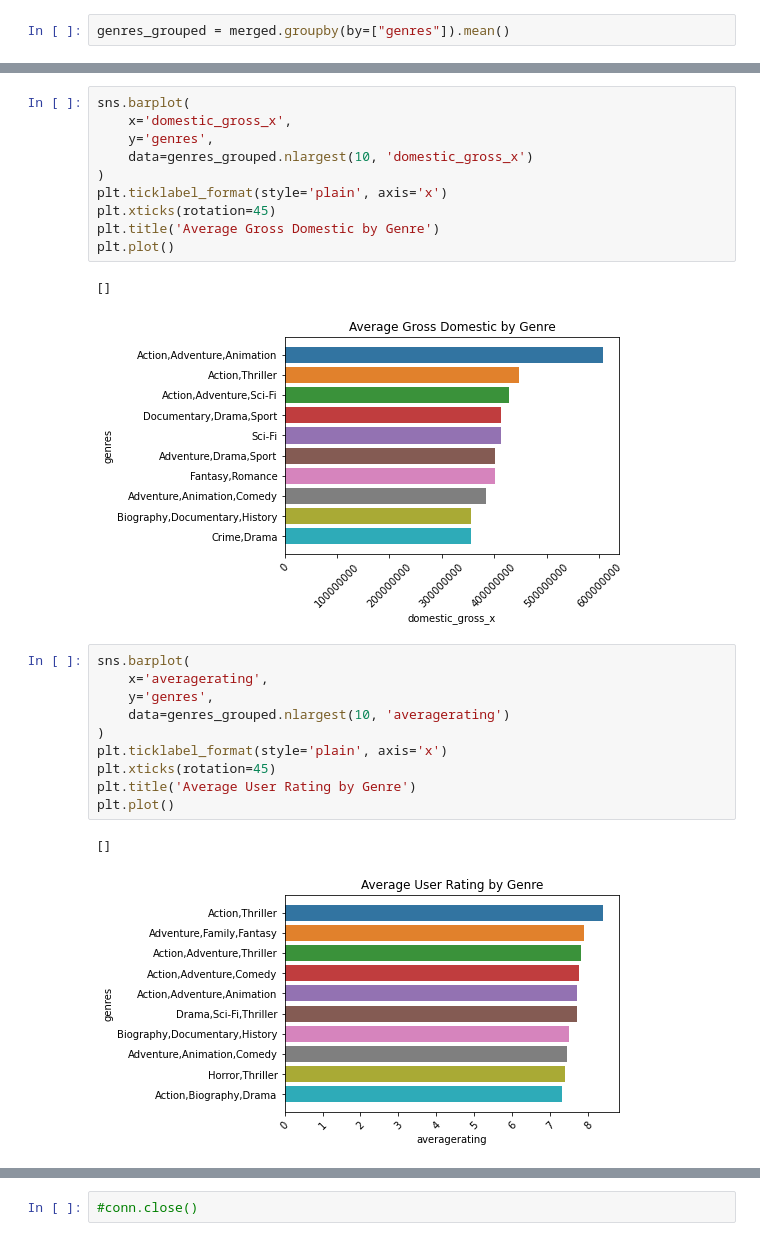
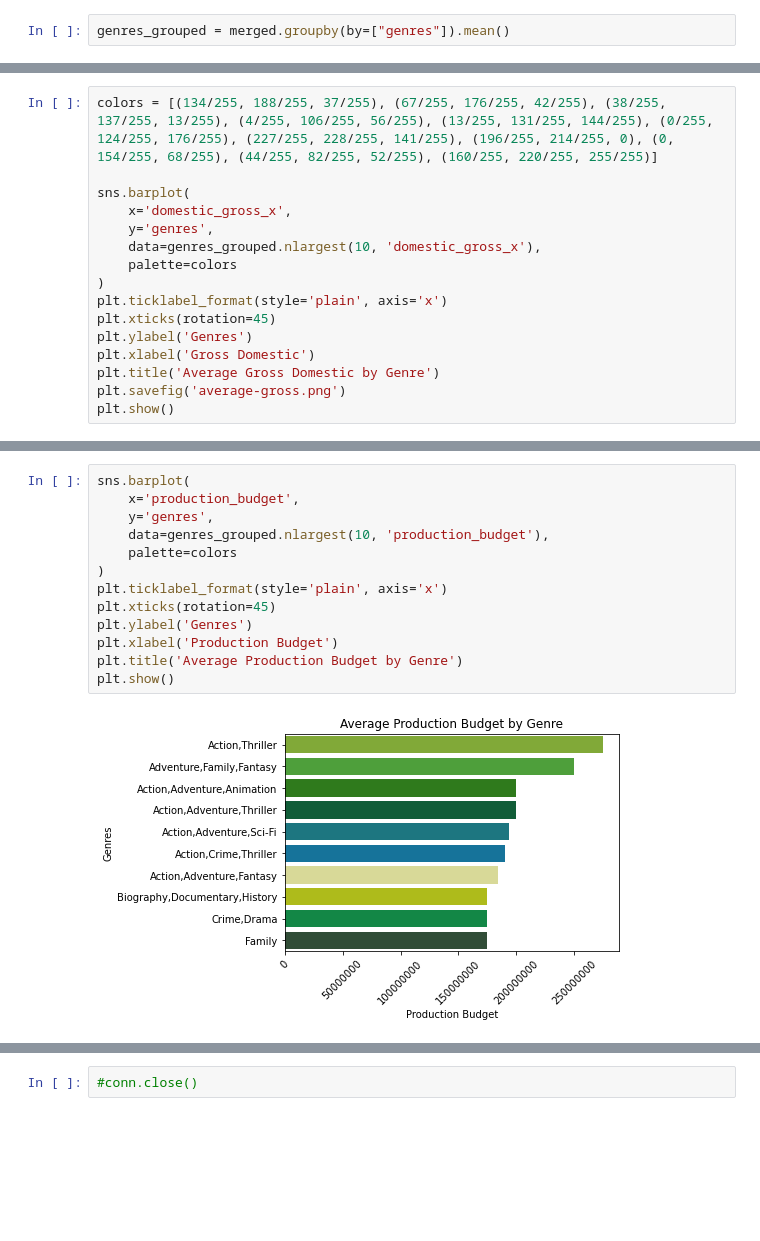
Before and after one commit to myleshansen/deloitte-intensive-capstone, a Jupyter notebook: myles-nb.ipynb, the cells around one changed output, grey strips where cells are left out. Saved outputs shown, nothing was run; the diff lists cells and outputs as text; blank space fills up the shorter version.

```diff
--- a/capstone-nb.ipynb
+++ b/myles-nb.ipynb
@@ -291,3 +291,19 @@ genres_grouped
 | 17 | Fantasy,Romance | 5.400000 | 2010.000000 | 7.500000e+01 | 56.000000 | 1.500000e+08 | 4.007380e+08 | ... |
 | 18 | Horror,Thriller | 7.400000 | 2017.000000 | 3.591230e+05 | 24.000000 | 3.500000e+07 | 3.274817e+08 | ... |
 | 19 | Sci-Fi | 4.200000 | 2014.000000 | 2.000000e+01 | 55.000000 | 1.500000e+08 | 4.125634e+08 | ... |
+# %%
+colors = [(134/255, 188/255, 37/255), (67/255, 176/255, 42/255), (38/255, 137/255, 13/255), (4/255, 106/255, 56/255), (13/255, 131/255, 144/255), (0/255, 124/255, 176/255), (227/255, 228/255, 141/255), (196/255, 214/255, 0), (0, 154/255, 68/255), (44/255, 82/255, 52/255), (160/255, 220/255, 255/255)]
+
+sns.barplot(
+    x='domestic_gross_x',
+    y='genres',
+    data=genres_grouped.nlargest(10, 'domestic_gross_x'),
+    palette=colors
+)
+plt.ticklabel_format(style='plain', axis='x')
+plt.xticks(rotation=45)
+plt.ylabel('Genres')
+plt.xlabel('Gross Domestic')
+plt.title('Average Gross Domestic by Genre')
+plt.savefig('average-gross.png')
+plt.show()
@@ -294,26 +328,15 @@ genres_grouped
 # %%
 sns.barplot(
-    x='domestic_gross_x',
+    x='production_budget',
     y='genres',
-    data=genres_grouped.nlargest(10, 'domestic_gross_x')
+    data=genres_grouped.nlargest(10, 'production_budget'),
+    palette=colors
 )
 plt.ticklabel_format(style='plain', axis='x')
 plt.xticks(rotation=45)
-plt.title('Average Gross Domestic by Genre')
-plt.plot()
+plt.ylabel('Genres')
+plt.xlabel('Production Budget')
+plt.title('Average Production Budget by Genre')
+plt.show()
 # %% [output]
-[]
-[figure, old version]
+[figure, new version]
-# %%
-sns.barplot(
-    x='averagerating',
-    y='genres',
-    data=genres_grouped.nlargest(10, 'averagerating')
-)
-plt.ticklabel_format(style='plain', axis='x')
-plt.xticks(rotation=45)
-plt.title('Average User Rating by Genre')
-plt.plot()
-# %% [output]
-[]
-[figure, removed]
```
Also changed, not shown: parts of 5 cells of this notebook, 6 other files.
